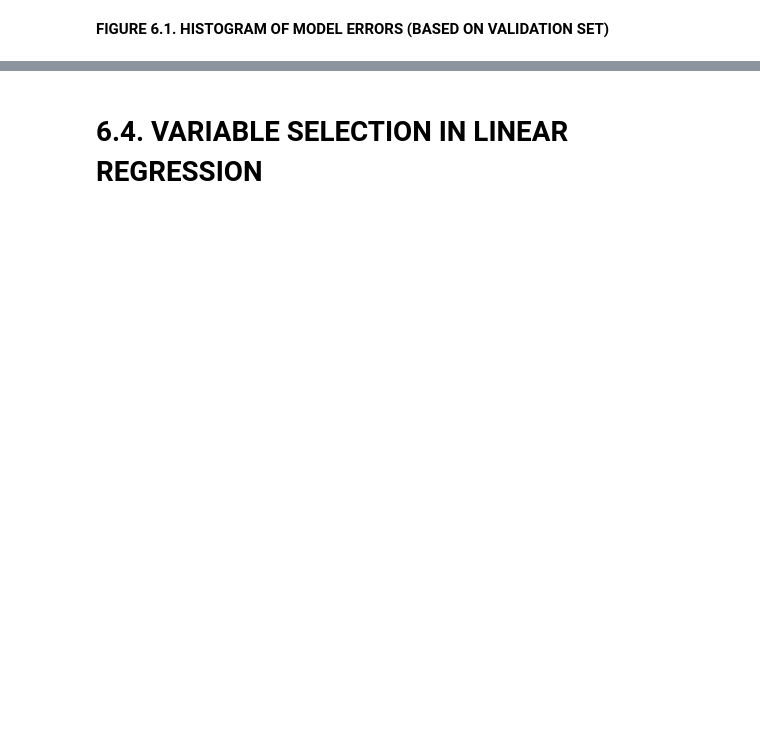
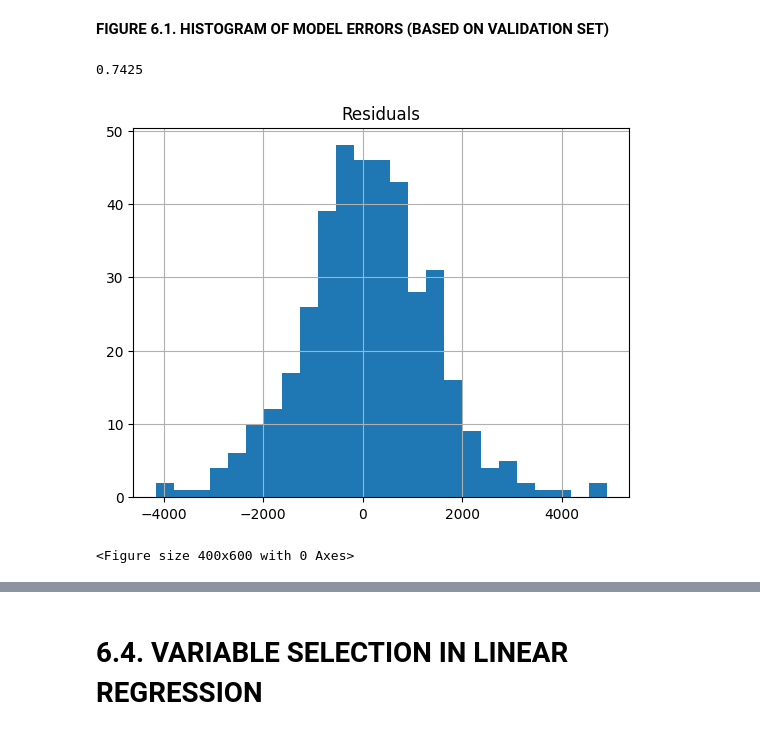
Before and after one commit to ThanhVanLe0605/Data-Mining-For-Business-Analytics-In-Python, a Jupyter notebook: Chapter_06_Multiple_Linear_Regression.ipynb, the cells around one changed output, grey strips where cells are left out. Cells and saved outputs as stored; diff of their text form; code cells hidden in the pictures; blank space fills up the shorter version.

```diff
--- a/Chapter_06_Multiple_Linear_Regression.ipynb
+++ b/Chapter_06_Multiple_Linear_Regression.ipynb
@@ -272,3 +272,22 @@ How to read these metrics to make decisions?
 * $10\% - 20\% \rightarrow$ Acceptable.
 * $> 40\% \rightarrow$ Problematic.
 * *Insight:* Helps determine if the error level is acceptable for the business scale.
+# %%
+# code for fitting a regression model
+
+# reduce data frame to the top 1000 rows and select columns for regression analysis
+car_df = car_df.iloc[0:1000]
+
+predictors = ['Age_08_04', 'KM', 'Fuel_Type',  'HP', 'Met_Color', 'Automatic', 'CC', 'Doors', 'Quarterly_Tax', 'Weight']
+outcome = 'Price'
+
+# partition data
+X = pd.get_dummies(car_df[predictors], drop_first= True )
+y = car_df[outcome]
+train_X, valid_X, train_y, valid_y = train_test_split(X, y, test_size= 0.4, random_state =1)
+
+car_lm = LinearRegression()
+car_lm.fit(train_X, train_y)
+
+# print coefficients
+print(pd.DataFrame({'Predictor': X.columns, 'coefficient': car_lm.coef_ } ))
@@ -279,2 +437,19 @@ How to read these metrics to make decisions?
 # %% [markdown]
 **FIGURE 6.1. HISTOGRAM OF MODEL ERRORS (BASED ON VALIDATION SET)**
+# %%
+# code for plotting histogram of validation errors
+
+car_lm_pred = car_lm.predict(valid_X)
+all_residuals = valid_y  - car_lm_pred
+
+# Determine the percentage of datapoints with a residual in [-1406, 1406] = approx
+# 75%
+print(len(all_residuals[(all_residuals > -1406) & (all_residuals < 1406) ]) / len(all_residuals))
+
+pd.DataFrame({"Residuals": all_residuals}).hist(bins = 25)
+plt.figure(figsize=(4, 6))
+plt.show()
+# %% [output]
+0.7425
+[figure, added]
+<Figure size 400x600 with 0 Axes>
```
Also changed, not shown: parts of 19 cells of this notebook.
